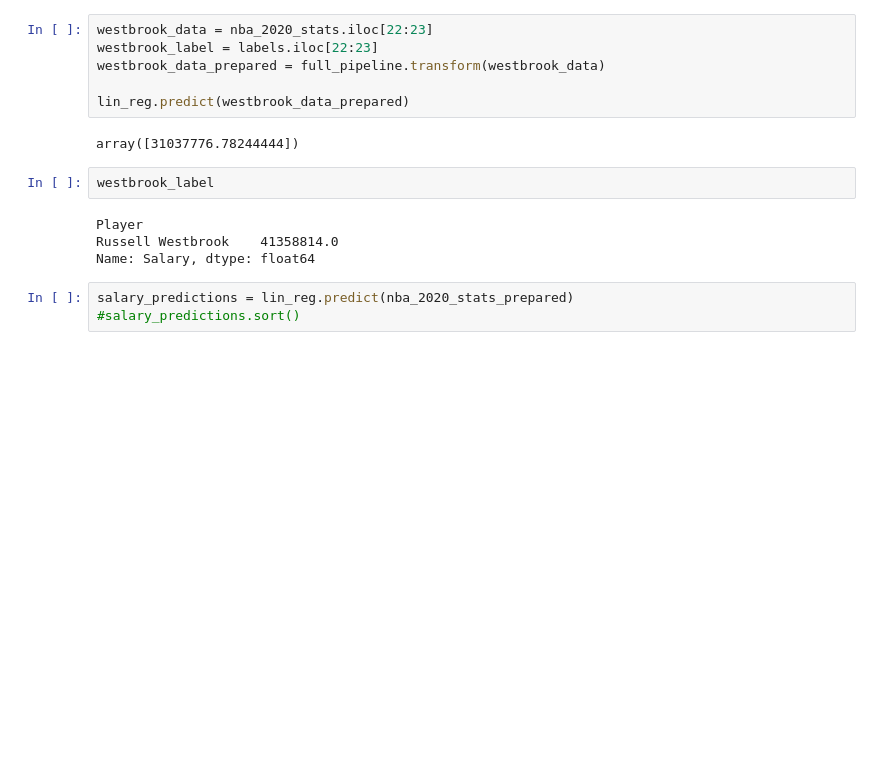
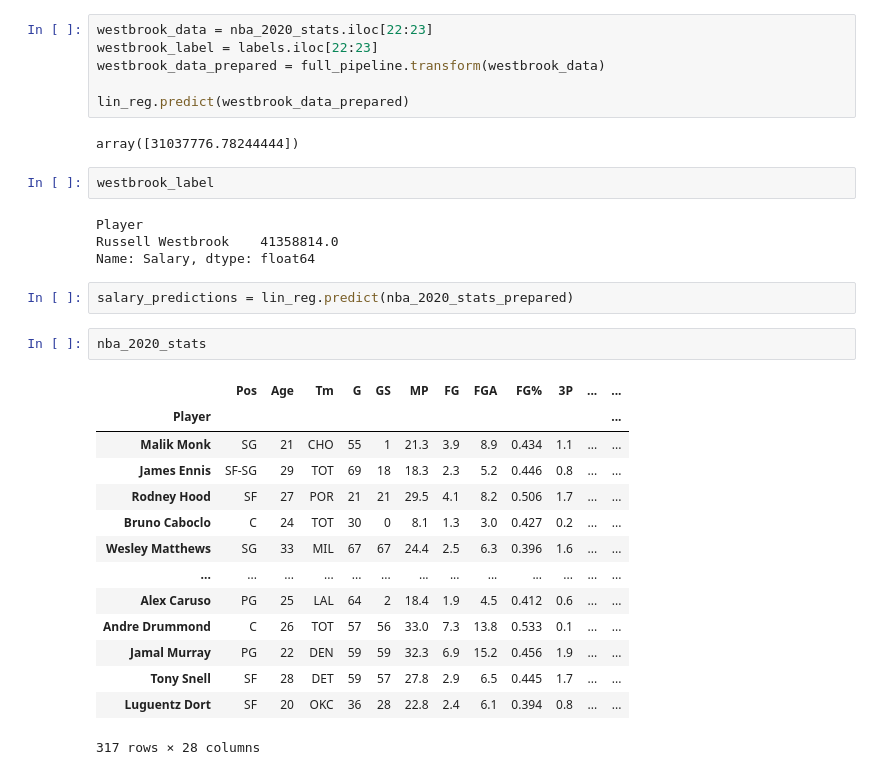
Before and after one commit to MatthewJin11/random_projects, a Jupyter notebook: NBA Salary Regression.ipynb, the cells around one changed output. Cells and saved outputs as stored; diff of their text form; blank space fills up the shorter version.

```diff
--- a/NBA Salary Regression.ipynb
+++ b/NBA Salary Regression.ipynb
@@ -340,4 +340,20 @@ Russell Westbrook    41358814.0
 Name: Salary, dtype: float64
 # %%
 salary_predictions = lin_reg.predict(nba_2020_stats_prepared)
-#salary_predictions.sort()
+# %%
+nba_2020_stats
+# %% [output]
+|  | Pos | Age | Tm | G | GS | MP | FG | FGA | FG% | 3P | ... | ... |
+| Player |  |  |  |  |  |  |  |  |  |  |  | ... |
+| Malik Monk | SG | 21 | CHO | 55 | 1 | 21.3 | 3.9 | 8.9 | 0.434 | 1.1 | ... | ... |
+| James Ennis | SF-SG | 29 | TOT | 69 | 18 | 18.3 | 2.3 | 5.2 | 0.446 | 0.8 | ... | ... |
+| Rodney Hood | SF | 27 | POR | 21 | 21 | 29.5 | 4.1 | 8.2 | 0.506 | 1.7 | ... | ... |
+| Bruno Caboclo | C | 24 | TOT | 30 | 0 | 8.1 | 1.3 | 3.0 | 0.427 | 0.2 | ... | ... |
+| Wesley Matthews | SG | 33 | MIL | 67 | 67 | 24.4 | 2.5 | 6.3 | 0.396 | 1.6 | ... | ... |
+| ... | ... | ... | ... | ... | ... | ... | ... | ... | ... | ... | ... | ... |
+| Alex Caruso | PG | 25 | LAL | 64 | 2 | 18.4 | 1.9 | 4.5 | 0.412 | 0.6 | ... | ... |
+| Andre Drummond | C | 26 | TOT | 57 | 56 | 33.0 | 7.3 | 13.8 | 0.533 | 0.1 | ... | ... |
+| Jamal Murray | PG | 22 | DEN | 59 | 59 | 32.3 | 6.9 | 15.2 | 0.456 | 1.9 | ... | ... |
+| Tony Snell | SF | 28 | DET | 59 | 57 | 27.8 | 2.9 | 6.5 | 0.445 | 1.7 | ... | ... |
+| Luguentz Dort | SF | 20 | OKC | 36 | 28 | 22.8 | 2.4 | 6.1 | 0.394 | 0.8 | ... | ... |
+317 rows × 28 columns
```
Also changed, not shown: parts of 17 cells of this notebook.
